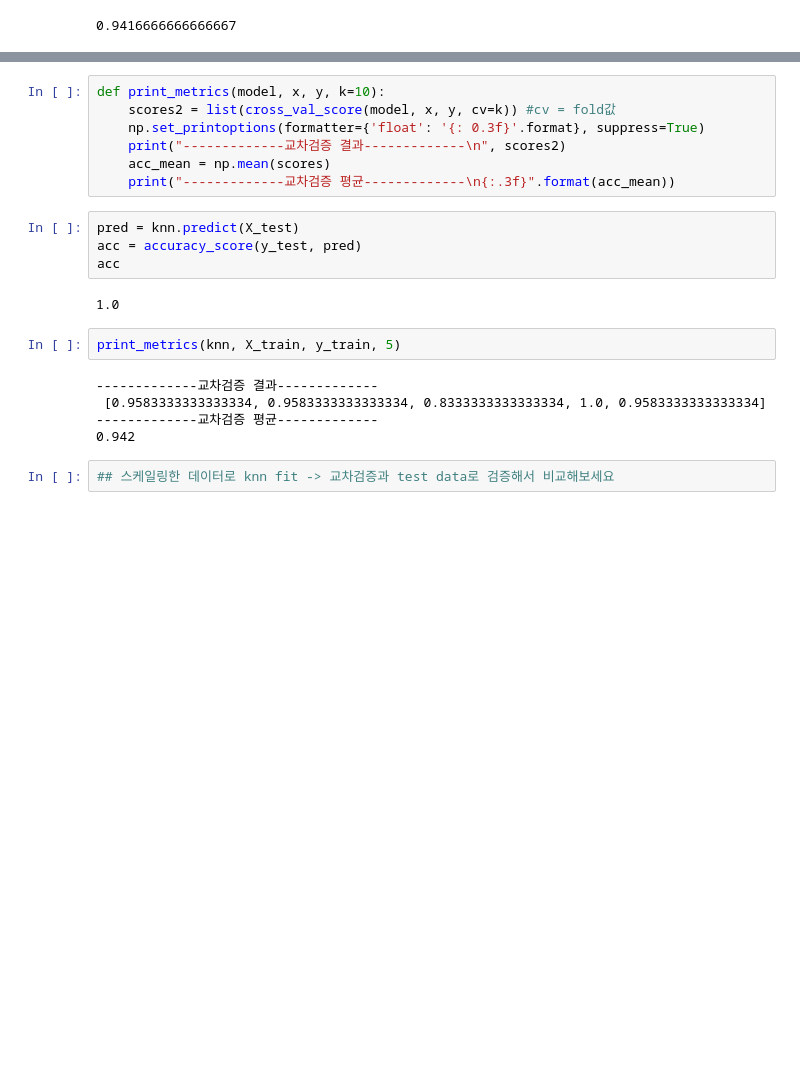
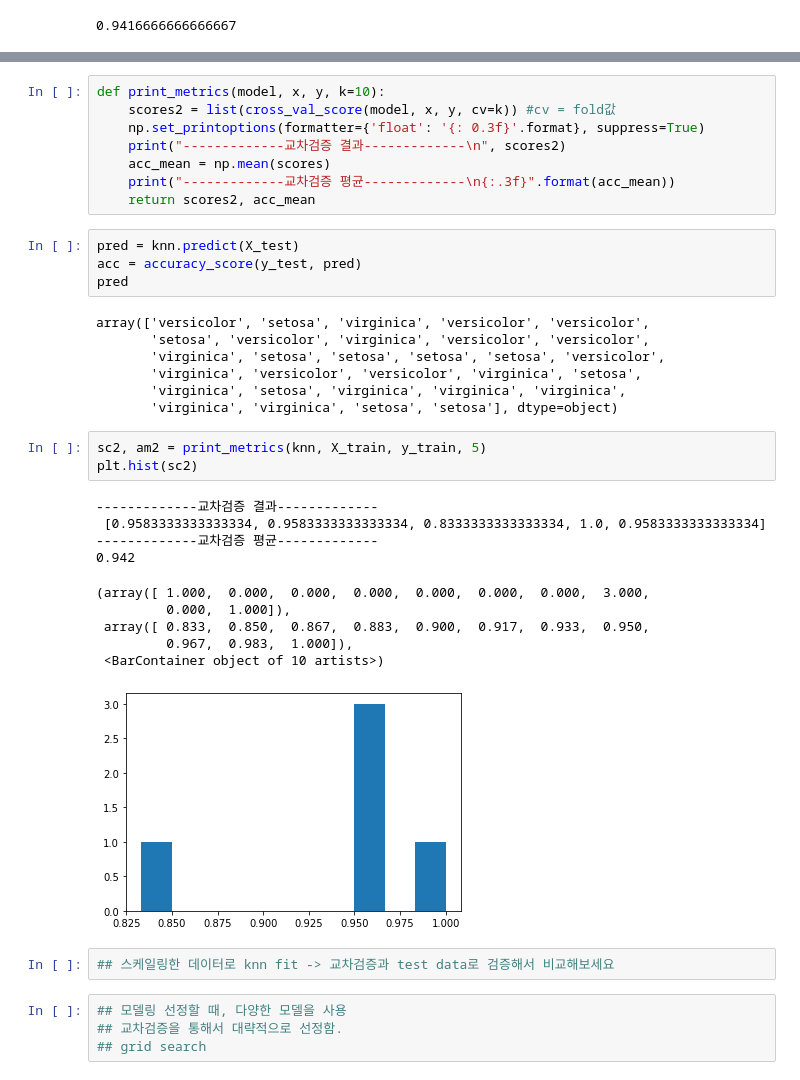
Before and after one commit to syshin0116/Dacon-News-Article-Label-Restoration-Hackathon, a Jupyter notebook: data12/iris-scaling-gridsearch-confusionmatrix.ipynb, the cells around one changed output, grey strips where cells are left out. Saved outputs shown, nothing was run; the diff lists cells and outputs as text; blank space fills up the shorter version.

```diff
--- a/data12/iris-scaling-gridsearch-confusionmatrix.ipynb
+++ b/data12/iris-scaling-gridsearch-confusionmatrix.ipynb
@@ -516,18 +539,35 @@ def print_metrics(model, x, y, k=10):
     print("-------------교차검증 결과-------------\n", scores2)
     acc_mean = np.mean(scores)
     print("-------------교차검증 평균-------------\n{:.3f}".format(acc_mean))
+    return scores2, acc_mean
 # %%
 pred = knn.predict(X_test)
 acc = accuracy_score(y_test, pred)
-acc
+pred
 # %% [output]
-1.0
+array(['versicolor', 'setosa', 'virginica', 'versicolor', 'versicolor',
+       'setosa', 'versicolor', 'virginica', 'versicolor', 'versicolor',
+       'virginica', 'setosa', 'setosa', 'setosa', 'setosa', 'versicolor',
+       'virginica', 'versicolor', 'versicolor', 'virginica', 'setosa',
+       'virginica', 'setosa', 'virginica', 'virginica', 'virginica',
+       'virginica', 'virginica', 'setosa', 'setosa'], dtype=object)
-# %%
-print_metrics(knn, X_train, y_train, 5)
-# %% [output]
--------------교차검증 결과-------------
- [0.9583333333333334, 0.9583333333333334, 0.8333333333333334, 1.0, 0.9583333333333334]
--------------교차검증 평균-------------
-0.942
+# %%
+sc2, am2 = print_metrics(knn, X_train, y_train, 5)
+plt.hist(sc2)
+# %% [output]
+-------------교차검증 결과-------------
+ [0.9583333333333334, 0.9583333333333334, 0.8333333333333334, 1.0, 0.9583333333333334]
+-------------교차검증 평균-------------
+0.942
+(array([ 1.000,  0.000,  0.000,  0.000,  0.000,  0.000,  0.000,  3.000,
+         0.000,  1.000]),
+ array([ 0.833,  0.850,  0.867,  0.883,  0.900,  0.917,  0.933,  0.950,
+         0.967,  0.983,  1.000]),
+ <BarContainer object of 10 artists>)
+[figure, added]
 # %%
 ## 스케일링한 데이터로 knn fit -> 교차검증과 test data로 검증해서 비교해보세요
+# %%
+## 모델링 선정할 때, 다양한 모델을 사용
+## 교차검증을 통해서 대략적으로 선정함.
+## grid search
```
Also changed, not shown: parts of 22 cells of this notebook.
